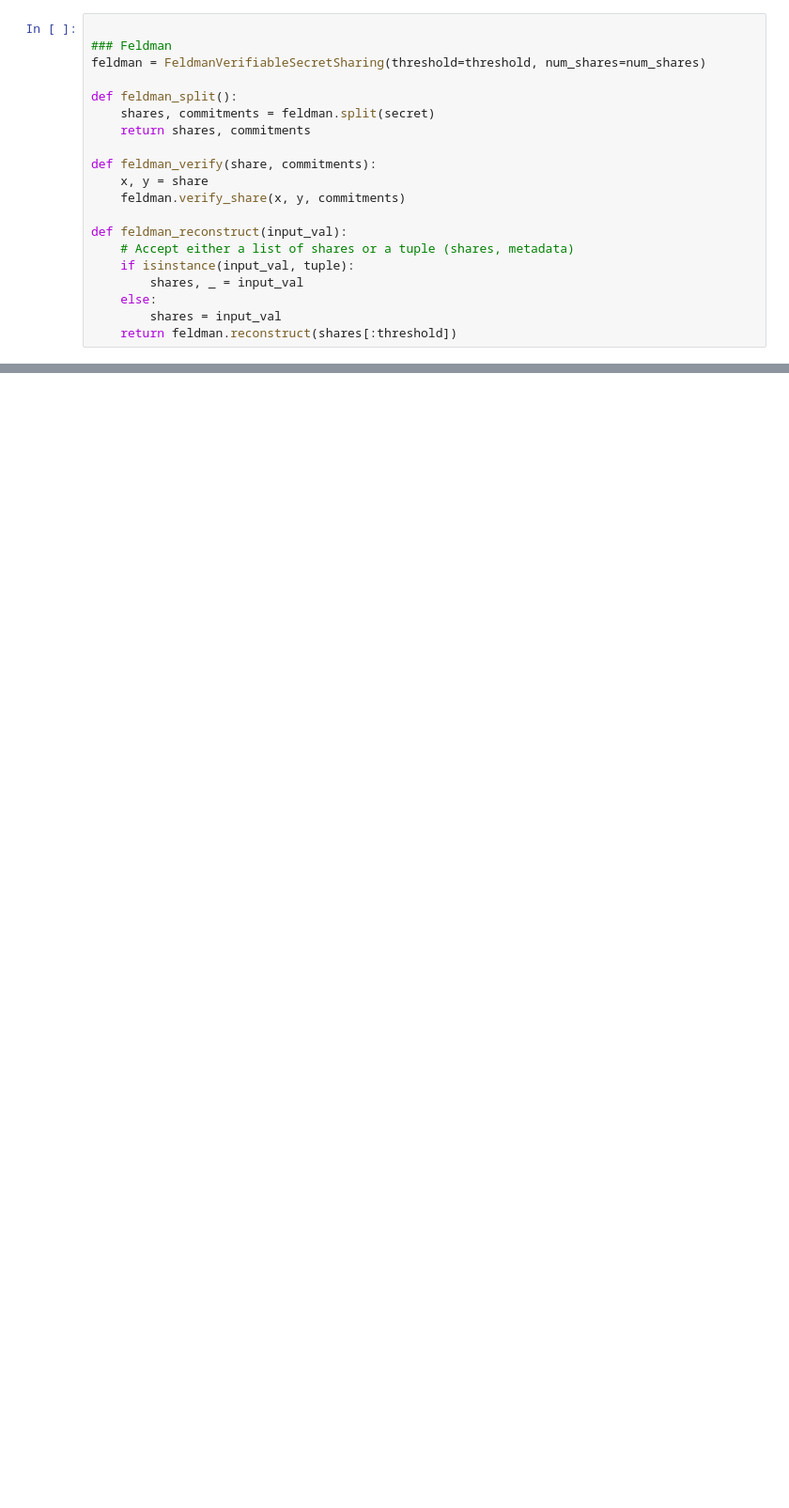
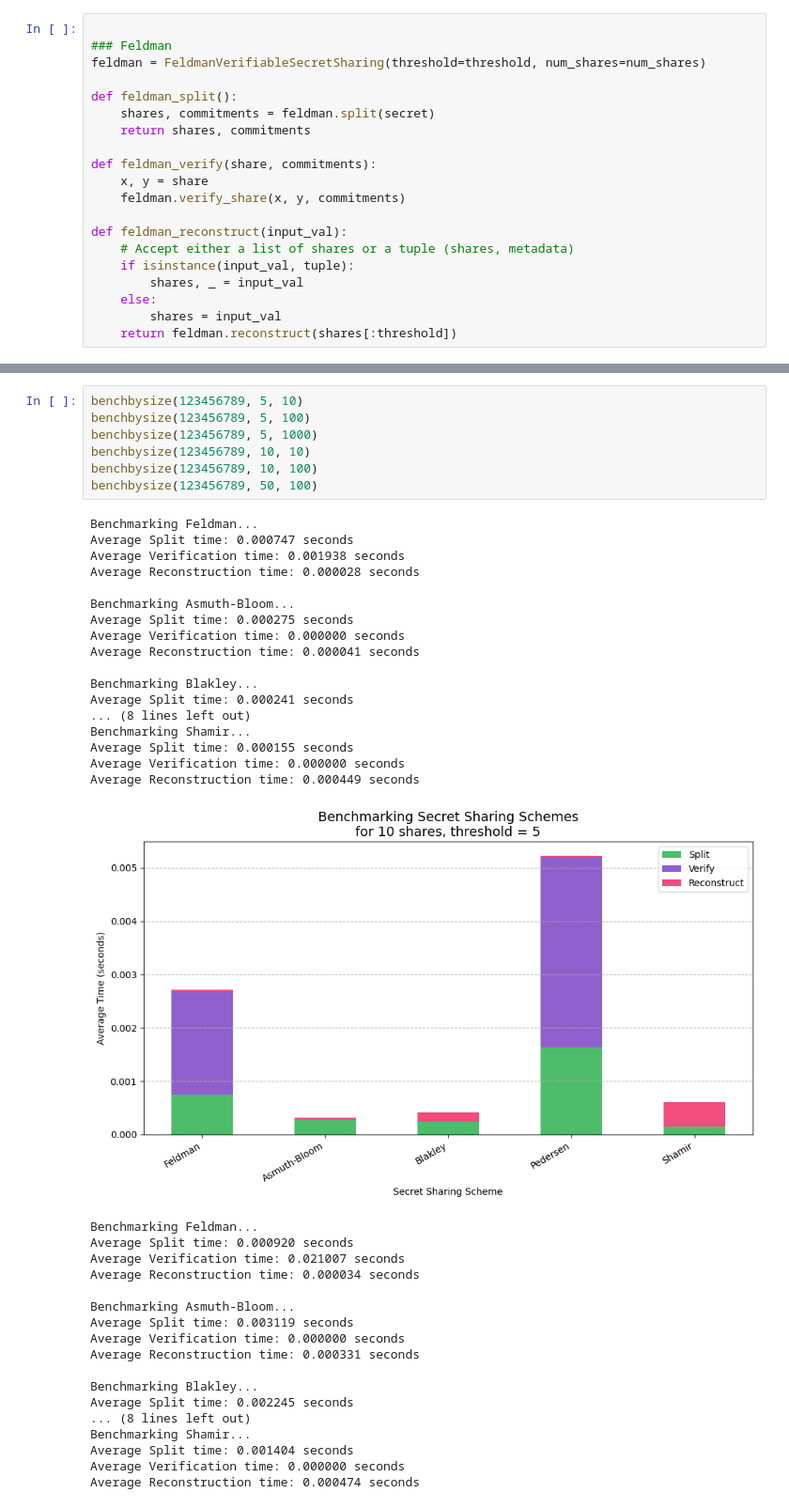
Before and after one commit to SamdeAlfaro/SharingSchemes, a Jupyter notebook: benchmark.ipynb, the cells around one changed output, grey strips where cells are left out. Shown at 94% size. Drawn from its saved outputs; the diff is of its cells as text; blank space fills up the shorter version.

```diff
--- a/benchmark.ipynb
+++ b/benchmark.ipynb
@@ -181,0 +353,43 @@ plt.show()
+# %%
+benchbysize(123456789, 5, 10)
+benchbysize(123456789, 5, 100)
+benchbysize(123456789, 5, 1000)
+benchbysize(123456789, 10, 10)
+benchbysize(123456789, 10, 100)
+benchbysize(123456789, 50, 100)
+# %% [output]
+Benchmarking Feldman...
+Average Split time: 0.000747 seconds
+Average Verification time: 0.001938 seconds
+Average Reconstruction time: 0.000028 seconds
+
+Benchmarking Asmuth-Bloom...
+Average Split time: 0.000275 seconds
+Average Verification time: 0.000000 seconds
+Average Reconstruction time: 0.000041 seconds
+
+Benchmarking Blakley...
+Average Split time: 0.000241 seconds
+... (8 lines left out)
+Benchmarking Shamir...
+Average Split time: 0.000155 seconds
+Average Verification time: 0.000000 seconds
+Average Reconstruction time: 0.000449 seconds
+[figure, added]
+Benchmarking Feldman...
+Average Split time: 0.000920 seconds
+Average Verification time: 0.021007 seconds
+Average Reconstruction time: 0.000034 seconds
+
+Benchmarking Asmuth-Bloom...
+Average Split time: 0.003119 seconds
+Average Verification time: 0.000000 seconds
+Average Reconstruction time: 0.000331 seconds
+
+Benchmarking Blakley...
+Average Split time: 0.002245 seconds
+... (8 lines left out)
+Benchmarking Shamir...
+Average Split time: 0.001404 seconds
+Average Verification time: 0.000000 seconds
+Average Reconstruction time: 0.000474 seconds
```
Also changed, not shown: parts of 11 cells of this notebook, 7 other files.
